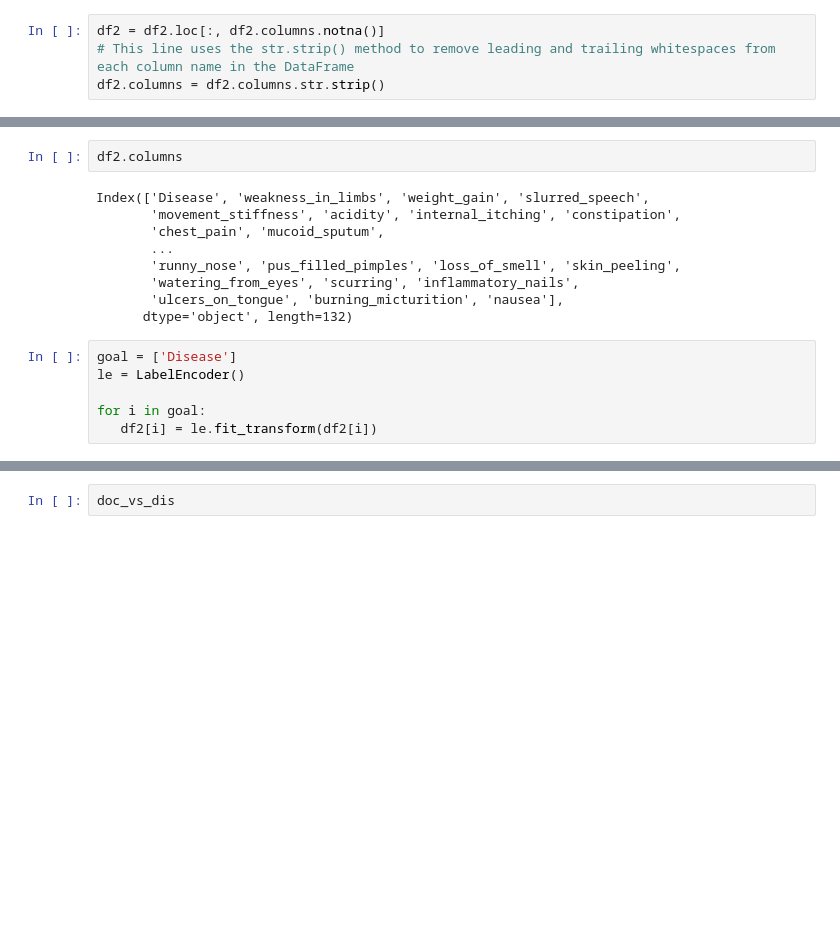
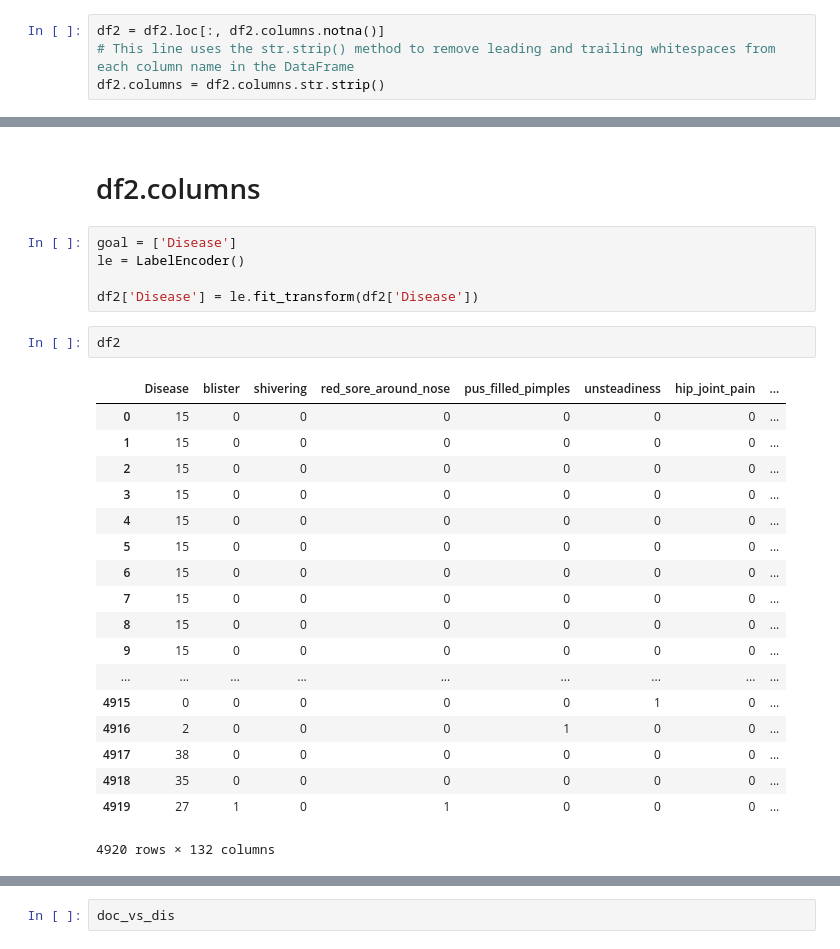
Before and after one commit to EmanElsayed2002/Disease_Recommendation, a Jupyter notebook: DiseaseRecommendation.ipynb, the cells around one changed output, grey strips where cells are left out. Saved outputs shown, nothing was run; the diff lists cells and outputs as text; blank space fills up the shorter version.

```diff
--- a/DiseaseRecommendation.ipynb
+++ b/DiseaseRecommendation.ipynb
@@ -120,21 +132,32 @@ df2.head()
 5 rows × 132 columns
+# %% [markdown]
+# df2.columns
+# %%
+goal = ['Disease']
+le = LabelEncoder()
+
+df2['Disease'] = le.fit_transform(df2['Disease'])
 # %%
-df2.columns
+df2
 # %% [output]
+|  | Disease | blister | shivering | red_sore_around_nose | pus_filled_pimples | unsteadiness | hip_joint_pain | ... |
+| 0 | 15 | 0 | 0 | 0 | 0 | 0 | 0 | ... |
+| 1 | 15 | 0 | 0 | 0 | 0 | 0 | 0 | ... |
+| 2 | 15 | 0 | 0 | 0 | 0 | 0 | 0 | ... |
+| 3 | 15 | 0 | 0 | 0 | 0 | 0 | 0 | ... |
+| 4 | 15 | 0 | 0 | 0 | 0 | 0 | 0 | ... |
+| 5 | 15 | 0 | 0 | 0 | 0 | 0 | 0 | ... |
+| 6 | 15 | 0 | 0 | 0 | 0 | 0 | 0 | ... |
+| 7 | 15 | 0 | 0 | 0 | 0 | 0 | 0 | ... |
+| 8 | 15 | 0 | 0 | 0 | 0 | 0 | 0 | ... |
+| 9 | 15 | 0 | 0 | 0 | 0 | 0 | 0 | ... |
+| ... | ... | ... | ... | ... | ... | ... | ... | ... |
+| 4915 | 0 | 0 | 0 | 0 | 0 | 1 | 0 | ... |
+| 4916 | 2 | 0 | 0 | 0 | 1 | 0 | 0 | ... |
+| 4917 | 38 | 0 | 0 | 0 | 0 | 0 | 0 | ... |
+| 4918 | 35 | 0 | 0 | 0 | 0 | 0 | 0 | ... |
+| 4919 | 27 | 1 | 0 | 1 | 0 | 0 | 0 | ... |
-Index(['Disease', 'weakness_in_limbs', 'weight_gain', 'slurred_speech',
-       'movement_stiffness', 'acidity', 'internal_itching', 'constipation',
-       'chest_pain', 'mucoid_sputum',
-       ...
-       'runny_nose', 'pus_filled_pimples', 'loss_of_smell', 'skin_peeling',
-       'watering_from_eyes', 'scurring', 'inflammatory_nails',
-       'ulcers_on_tongue', 'burning_micturition', 'nausea'],
-      dtype='object', length=132)
+4920 rows × 132 columns
-# %%
-goal = ['Disease']
-le = LabelEncoder()
-
-for i in goal:
-   df2[i] = le.fit_transform(df2[i])
 # %%
 from sklearn.metrics import classification_report
 from sklearn.tree import DecisionTreeClassifier
```
Also changed, not shown: parts of 11 cells of this notebook, 1 other file.
